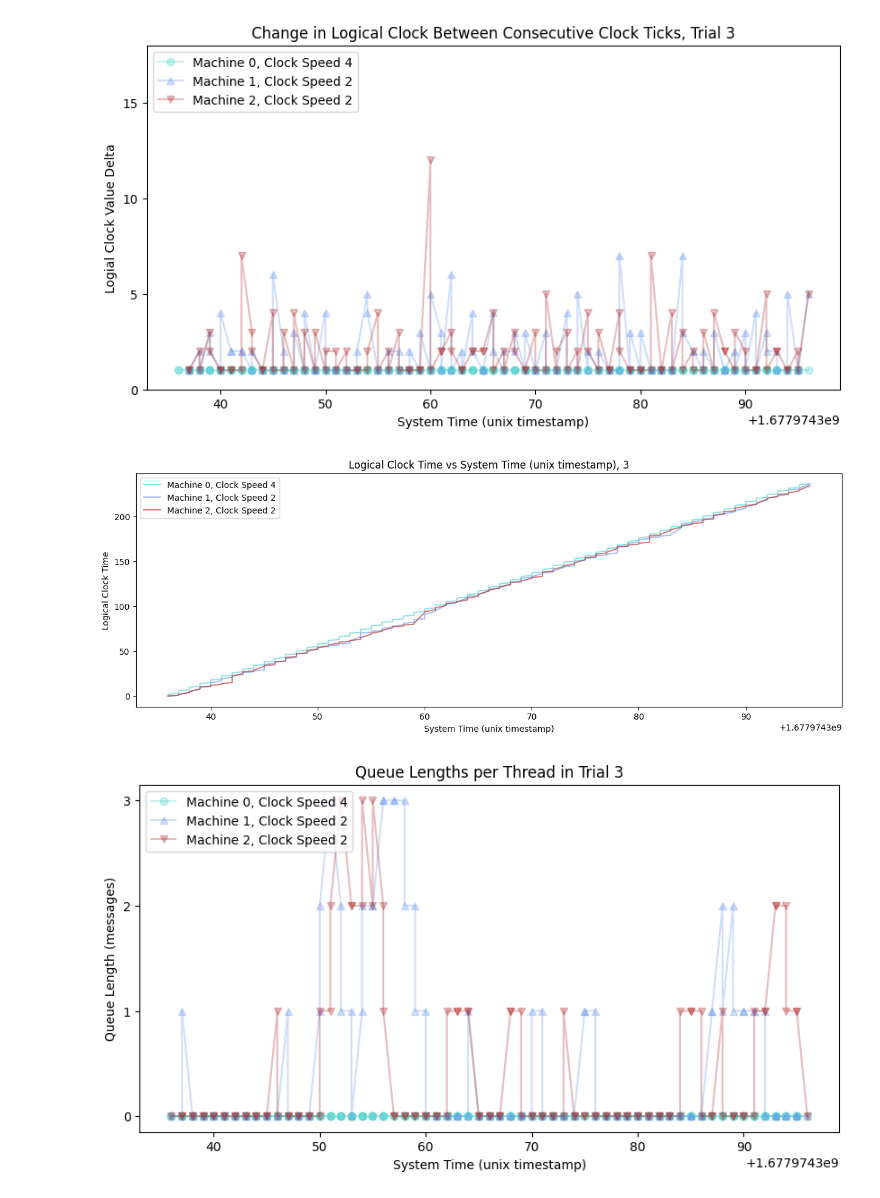
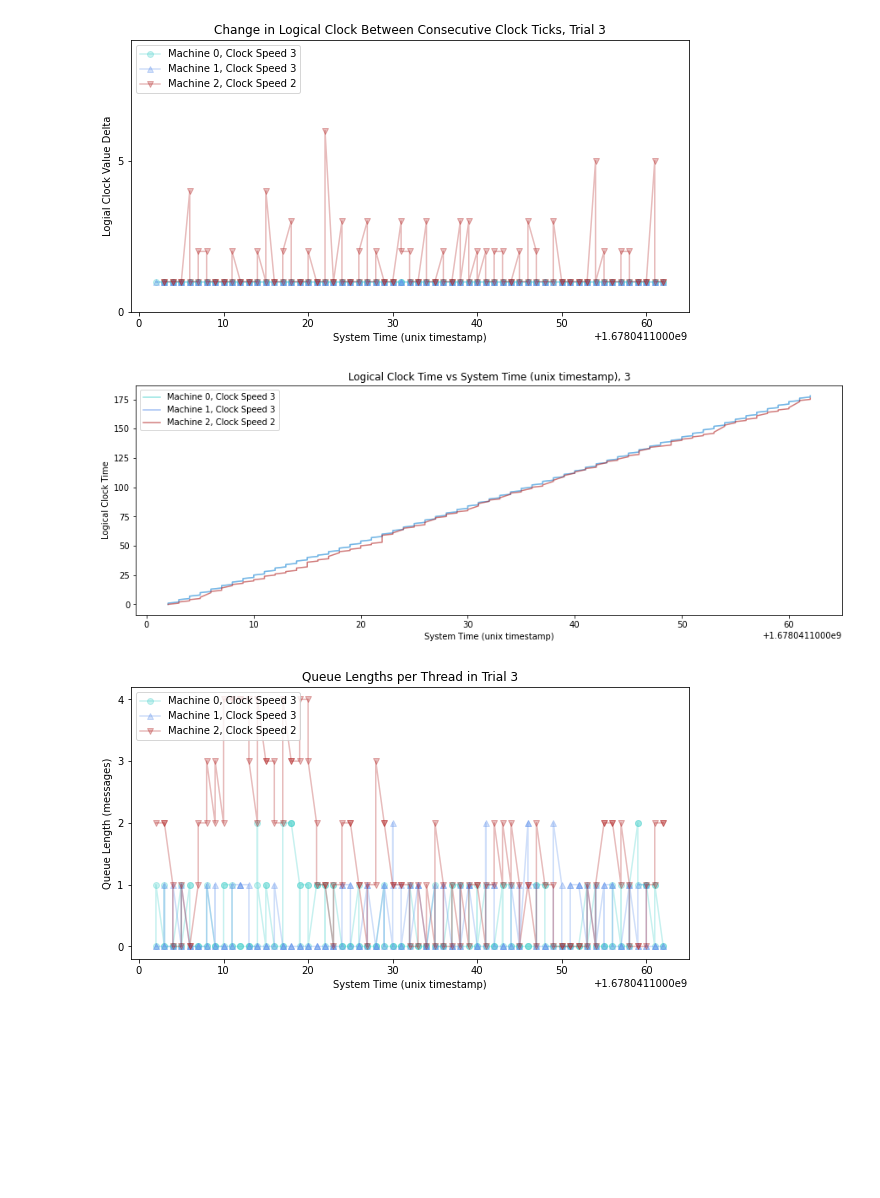
Before and after one commit to carolynwanf/CS262-logical-clocks, a Jupyter notebook: socketImplementation/logicalClockAnalysis.ipynb, the cells around one changed output. Saved outputs shown, nothing was run; the diff lists cells and outputs as text; code cells hidden in the pictures; blank space fills up the shorter version.

```diff
--- a/socketImplementation/logicalClockAnalysis.ipynb
+++ b/socketImplementation/logicalClockAnalysis.ipynb
@@ -48,17 +48,20 @@ def plot_lclock_deltas(df1, df2, df3, cspeed1, cspeed2, cspeed3, trialNum):
     plt.legend(loc='upper left')
     plt.show()
 
-def plotQueueLengths(trial_df0, trial_df1, trial_df2, speed0, speed1, speed2, trial_num):
+def plotQueueLengths(trial_df0, trial_df1, trial_df2, speed0, speed1, speed2, trial_num, step = 1):
     plt.figure(figsize=(10,5))
     plt.title("Queue Lengths per Thread in Trial " + str(trial_num))
     plt.xlabel("System Time (unix timestamp)")
     plt.ylabel("Queue Length (messages)")
-    plt.yticks(np.arange(0, 1.5*max(max(trial_df0['length_of_queue']), max(trial_df1['length_of_queue']), max(trial_df2['length_of_queue'])), step=1))
+    plt.yticks(np.arange(0, 1.5*max(max(trial_df0['length_of_queue']), max(trial_df1['length_of_queue']), max(trial_df2['length_of_queue'])), step=step))
     plt.plot(trial_df0['system_time'], trial_df0['length_of_queue'], 'o-', label=f'Machine 0, Clock Speed {speed0}', c=color_dict[2], alpha=0.3)
     plt.plot(trial_df1['system_time'], trial_df1['length_of_queue'], '^-', label=f'Machine 1, Clock Speed {speed1}', c=color_dict[4], alpha=0.3)
     plt.plot(trial_df2['system_time'], trial_df2['length_of_queue'], 'v-', label=f'Machine 2, Clock Speed {speed2}', c=color_dict[5], alpha=0.3)
     plt.legend(loc='upper left')
     plt.show()
+
+def calculateMessageReceiptsRatio(trial):
+        return len(trial[trial['message_received']==1])/len(trial)
 # %%
 # Reading data for baseline trials
 t1_m0_c6 = pd.read_csv('./baselineTrials/trial1/machine0clock_speed6log.csv')
@@ -125,21 +135,21 @@ plotQueueLengths(t5_m0_c1, t5_m1_c4, t5_m2_c2, 1, 4, 2, 5)
 # %%
 # Reading data for higher send probability trials
-hp_t1_m0_c4 = pd.read_csv('./higherSendProbabilityTrials/trial1/machine0clock_speed4log.csv')
-hp_t1_m1_c3 = pd.read_csv('./higherSendProbabilityTrials/trial1/machine1clock_speed3log.csv')
-hp_t1_m2_c3 = pd.read_csv('./higherSendProbabilityTrials/trial1/machine2clock_speed3log.csv')
+hp_t1_m0_c3 = pd.read_csv('./higherSendProbabilityTrials/trial1/machine0clock_speed3log.csv')
+hp_t1_m1_c1 = pd.read_csv('./higherSendProbabilityTrials/trial1/machine1clock_speed1log.csv')
+hp_t1_m2_c6 = pd.read_csv('./higherSendProbabilityTrials/trial1/machine2clock_speed6log.csv')
 
-hp_t2_m0_c2 = pd.read_csv('./higherSendProbabilityTrials/trial2/machine0clock_speed2log.csv')
-hp_t2_m1_c2 = pd.read_csv('./higherSendProbabilityTrials/trial2/machine1clock_speed2log.csv')
-hp_t2_m2_c3 = pd.read_csv('./higherSendProbabilityTrials/trial2/machine2clock_speed3log.csv')
+hp_t2_m0_c3 = pd.read_csv('./higherSendProbabilityTrials/trial2/machine0clock_speed3log.csv')
+hp_t2_m1_c4 = pd.read_csv('./higherSendProbabilityTrials/trial2/machine1clock_speed4log.csv')
+hp_t2_m2_c1 = pd.read_csv('./higherSendProbabilityTrials/trial2/machine2clock_speed1log.csv')
 
-hp_t3_m0_c4 = pd.read_csv('./higherSendProbabilityTrials/trial3/machine0clock_speed4log.csv')
-hp_t3_m1_c2 = pd.read_csv('./higherSendProbabilityTrials/trial3/machine1clock_speed2log.csv')
+hp_t3_m0_c3 = pd.read_csv('./higherSendProbabilityTrials/trial3/machine0clock_speed3log.csv')
+hp_t3_m1_c3 = pd.read_csv('./higherSendProbabilityTrials/trial3/machine1clock_speed3log.csv')
 hp_t3_m2_c2 = pd.read_csv('./higherSendProbabilityTrials/trial3/machine2clock_speed2log.csv')
 
-hp_t4_m0_c5 = pd.read_csv('./higherSendProbabilityTrials/trial4/machine0clock_speed5log.csv')
-hp_t4_m1_c6 = pd.read_csv('./higherSendProbabilityTrials/trial4/machine1clock_speed6log.csv')
-hp_t4_m2_c5 = pd.read_csv('./higherSendProbabilityTrials/trial4/machine2clock_speed5log.csv')
+hp_t4_m0_c4 = pd.read_csv('./higherSendProbabilityTrials/trial4/machine0clock_speed4log.csv')
+hp_t4_m1_c5 = pd.read_csv('./higherSendProbabilityTrials/trial4/machine1clock_speed5log.csv')
+hp_t4_m2_c2 = pd.read_csv('./higherSendProbabilityTrials/trial4/machine2clock_speed2log.csv')
 
-hp_t5_m0_c1 = pd.read_csv('./higherSendProbabilityTrials/trial5/machine0clock_speed1log.csv')
-hp_t5_m1_c3 = pd.read_csv('./higherSendProbabilityTrials/trial5/machine1clock_speed3log.csv')
-hp_t5_m2_c2 = pd.read_csv('./higherSendProbabilityTrials/trial5/machine2clock_speed2log.csv')
+hp_t5_m0_c3 = pd.read_csv('./higherSendProbabilityTrials/trial5/machine0clock_speed3log.csv')
+hp_t5_m1_c5 = pd.read_csv('./higherSendProbabilityTrials/trial5/machine1clock_speed5log.csv')
+hp_t5_m2_c6 = pd.read_csv('./higherSendProbabilityTrials/trial5/machine2clock_speed6log.csv')
@@ -162,8 +172,8 @@ plotQueueLengths(hp_t2_m0_c2, hp_t2_m1_c2, hp_t2_m2_c3, 2, 2, 3, 2)
 # %%
-plot_lclock_deltas(hp_t3_m0_c4, hp_t3_m1_c2, hp_t3_m2_c2, 4, 2, 2, 3)
-plot_lclock_vs_systime(hp_t3_m0_c4, hp_t3_m1_c2, hp_t3_m2_c2, 4, 2, 2, 3)
-plotQueueLengths(hp_t3_m0_c4, hp_t3_m1_c2, hp_t3_m2_c2, 4, 2, 2, 3)
+plot_lclock_deltas(hp_t3_m0_c3, hp_t3_m1_c3, hp_t3_m2_c2, 3, 3, 2, 3)
+plot_lclock_vs_systime(hp_t3_m0_c3, hp_t3_m1_c3, hp_t3_m2_c2, 3, 3, 2, 3)
+plotQueueLengths(hp_t3_m0_c3, hp_t3_m1_c3, hp_t3_m2_c2, 3, 3, 2, 3)
 # %% [output]
-[figure, old version]
+[figure, new version]
-[figure, old version]
+[figure, new version]
-[figure, old version]
+[figure, new version]
```
Also changed, not shown: parts of 19 cells of this notebook, 14 other files.
